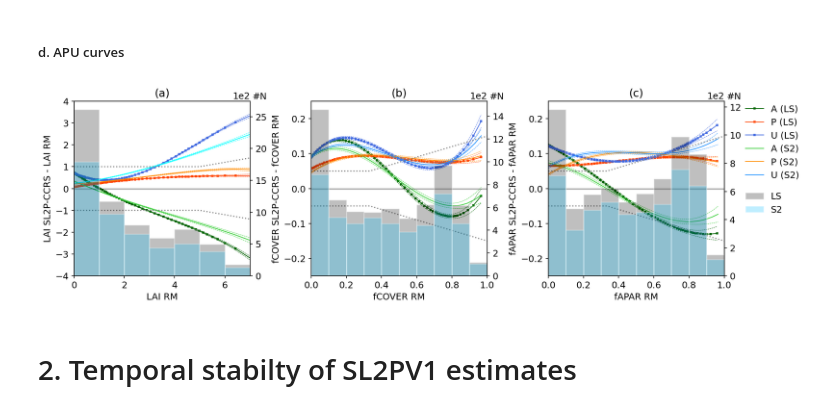
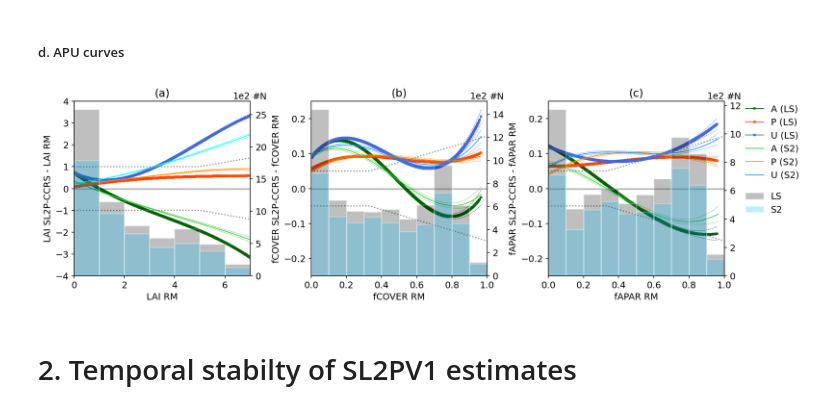
Before and after one commit to djamainajib/Landsat-Validation-paper, a Jupyter notebook: 1_Validation-LEAF-Toolbox-SL2P-LS_NEON_ND-LS.ipynb, the cells around one changed output. Saved outputs shown, nothing was run; the diff lists cells and outputs as text; code cells hidden in the pictures.

```diff
--- a/1_Validation-LEAF-Toolbox-SL2P-LS_NEON_ND-LS.ipynb
+++ b/1_Validation-LEAF-Toolbox-SL2P-LS_NEON_ND-LS.ipynb
@@ -603,10 +609,12 @@ errmax2={'LAI':1,'fCOVER':0.05,'fAPAR':0.05}
 # %% [markdown]
 ##### a. Cross-validation
 # %%
+
+
 sensor='LS'
 samplesDF=eval('samplesList%s[0][:]'%(sensor))
 samplesDF=samplesDF[samplesDF['outlier_flag_total']==0]
-fig, ax = plt.subplots(1,3,figsize=(14,6),constrained_layout = True, dpi=150,width_ratios=(1,1,1.1))
+fig, ax = plt.subplots(1,3,figsize=(14,6),constrained_layout = True, dpi=150,width_ratios=(1,1,1.2))
 ax[0].annotate(f'Sensor : {sensor} (p={p})', xy=(0,1.1), xycoords='axes fraction')
 
 for idx,variableName in enumerate(['LAI','fCOVER','fAPAR']):
@@ -616,8 +624,11 @@ for idx,variableName in enumerate(['LAI','fCOVER','fAPAR']):
         x='%s_%se_total_estimate'%(variableName,variableName)
 
     data=samplesDF[:]
-    g=sns.jointplot(data=data, x=x, y=y, hue='NLCD_class',hue_order=hue_order,marker='o',alpha=0.75,s=20,palette=palette_r,xlim=[0,varmax[variableName]], ylim=[0,varmax[variableName]],marginal_ticks=True,legend=True,height=6, ratio=5, space=0.4,marginal_kws={'alpha':0.15,'fill':True})
-    plt.legend(loc=2, bbox_to_anchor=(1.2,0.5,0, 0.5), borderaxespad=0, frameon=False,markerscale=2, fontsize='medium',title_fontsize='medium',title='NLCD')
+    #data=data[data['NLCD_class']=='DF']
+
+    g=sns.jointplot(data=data, x=x, y=y, hue='NLCD_class',hue_order=hue_order,marker='o',alpha=0.75,s=20,palette=palette_r,xlim=[0,varmax[variableName]], ylim=[0,varmax[variableName]],marginal_ticks=True,legend=True,height=6, ratio=4, space=0.7,marginal_kws={'alpha':0.15,'fill':True})
+    #g=sns.jointplot(data=data, x=x, y=y, hue='Site',marker='o',alpha=0.75,s=20,palette=palette_r,xlim=[0,varmax[variableName]], ylim=[0,varmax[variableName]],marginal_ticks=True,legend=True,height=6, ratio=5, space=0.4,marginal_kws={'alpha':0.15,'fill':True})
+    plt.legend(loc=2, bbox_to_anchor=(1.25,0.5,0, 0.5), borderaxespad=0, frameon=False,markerscale=2, fontsize='large',title_fontsize='large',title='NLCD')
 
     plt.plot(np.linspace(0,varmax[variableName],100),np.linspace(0,varmax[variableName],100)+np.maximum(np.linspace(0,varmax[variableName],100)*errmax1[variableName],errmax2[variableName]),color='black',linestyle='dotted')
     plt.plot(np.linspace(0,varmax[variableName],100),np.linspace(0,varmax[variableName],100)+np.minimum(-np.linspace(0,varmax[variableName],100)*errmax1[variableName],-errmax2[variableName]),color='black',linestyle='dotted')
@@ -638,7 +649,7 @@ for idx,variableName in enumerate(['LAI','fCOVER','fAPAR']):
     plt.annotate(f'UAR={uar:.2f}', xy=(0.8, 0.07), xycoords='axes fraction')
     plt.xlim([0,varmax[variableName]])
     plt.ylim([0,varmax[variableName]])
-    plt.title('(%s)'%('abcde'[idx]), pad=70)
+    plt.title('(%s)'%('abcde'[idx]), pad=80)
 
     fn=os.path.join(output_path,'Figure_2_%s_p%s_2.png'%(sensor,p))
     g.savefig(fn,dpi=150,bbox_inches='tight')
@@ -646,7 +657,7 @@ for idx,variableName in enumerate(['LAI','fCOVER','fAPAR']):
     if variableName=='fAPAR':
         ax[idx].imshow(mpimg.imread(fn))#,extent=(0,0.8,0,0.8)
     else:
-        ax[idx].imshow(mpimg.imread(fn)[:,:-130,:])
+        ax[idx].imshow(mpimg.imread(fn)[:,:-180,:])
     [x.set_axis_off() for x in ax.ravel()]
 plt.savefig(fn,bbox_inches='tight')
 plt.show()
@@ -834,7 +925,7 @@ def plotSummaryStats(x,y,err,axis,ax1,degree,colorlist,sensor=None,marker=None,l
     ax1.ticklabel_format(axis='y', style='sci', scilimits=(2,2))
     ax1.set_ylabel('#N', ha='right', y=1.05, rotation=0, labelpad=0)
 
-    idx=[ii for ii in range(0,len(x),100)]
+    idx=[ii for ii in range(0,len(x),1)]
     idx.append(len(x)-1)
     x=np.array([x[ii] for ii in idx])
     accSummary=accSummary.iloc[idx,:].reset_index()
@@ -856,9 +947,10 @@ def plotSummaryStats(x,y,err,axis,ax1,degree,colorlist,sensor=None,marker=None,l
     axis.plot(x, uncSummary['mean'], marker=marker,markersize=2,linewidth=linewidth,color=colorlist[3], label='U (%s)'%(sensor))
     axis.plot(x, uncSummary['mean_ci_upper'], color=colorlist[3],linewidth=0.5,linestyle='--')
     axis.plot(x, uncSummary['mean_ci_lower'],color=colorlist[3],linewidth=0.5,linestyle='--')
-    return
+    return [sensor,accSummary,uncSummary,preSummary]
 # %%
 # figure 8
+forested=5
 cmap = ListedColormap(sns.color_palette())
 percentileToPlot = 0
 plt.rcParams.update({'font.size':12})
@@ -869,8 +961,18 @@ colorlist=['black','darkgreen','orangered','royalblue']
 marker='s'
 linewidth=1
 ax1 = ax[0].twinx()
+LAI_tab={}
 for sensor in ['LS','S2']:
     data=eval('samplesList%s[percentileToPlot][:]'%(sensor))
+    if forested==1:
+        data=data[data['NLCD_class'].isin(['EF','DF','MF','WW'])]
+        suffix='forested'
+    elif forested==0:
+        data=data[~data['NLCD_class'].isin(['EF','DF','MF','WW'])]
+        suffix='unforested'
+    else:
+        suffix='all'
+
     data = data[~data['LAI_LAIe_total_estimate'].isnull()].reset_index()
     randomDF = pd.DataFrame(np.random.rand(data.shape[0],1) * 0.0001,columns=['randomCol']).reset_index()
     data['LAI_total'] = data['LAI_total'].add(randomDF['randomCol'])
@@ -880,7 +982,7 @@ for sensor in ['LS','S2']:
     x = np.array(data['LAI_total'])
     err =np.array(((data['LAI_LAIe_total_err_estimate_mean']).pow(2).add((data['LAI_total_err']).pow(2))).pow(0.5))
     z = np.array(data['LAIe_total'].divide(data['LAI_total']))
-    plotSummaryStats(x,y,err,ax[0],ax1,3,colorlist,sensor=sensor,linewidth=linewidth,marker=marker)
+    LAI_tab [sensor]=plotSummaryStats(x,y,err,ax[0],ax1,3,colorlist,sensor=sensor,linewidth=linewidth,marker=marker)
     colorlist=['deepskyblue','limegreen','darkorange','cyan']
     marker='None'
     linewidth=1
@@ -901,8 +1003,18 @@ colorlist=['black','darkgreen','orangered','royalblue']
 marker='s'
 linewidth=1
 ax1 = ax[1].twinx()
+fCOVER_tab={}
 for sensor in ['LS','S2']:
     data=eval('samplesList%s[percentileToPlot][:]'%(sensor))
+    if forested==1:
+        data=data[data['NLCD_class'].isin(['EF','DF','MF','WW'])]
+        suffix='forested'
+    elif forested==0:
+        data=data[~data['NLCD_class'].isin(['EF','DF','MF','WW'])]
+        suffix='unforested'
+    else:
+        suffix='all'
+
     data = data[~data['fCOVER_fCOVER_total_estimate'].isnull()].reset_index(drop=True)
     randomDF = pd.DataFrame(np.random.rand(data.shape[0],1) * 0.0001,columns=['randomCol']).reset_index()
     data['fCOVER_total'] = data['fCOVER_total'].add(randomDF['randomCol'])
@@ -912,7 +1024,7 @@ for sensor in ['LS','S2']:
     x = np.array(data['fCOVER_total'])
     err =np.array(((data['fCOVER_fCOVER_total_err_estimate_mean']).pow(2).add((data['fCOVER_total_err']).pow(2))).pow(0.5))
     z = np.array(data['LAIe_total'].divide(data['LAI_total']))
-    plotSummaryStats(x,y,err,ax[1],ax1,3,colorlist,sensor=sensor,linewidth=linewidth,marker=marker)
+    fCOVER_tab[sensor]=plotSummaryStats(x,y,err,ax[1],ax1,3,colorlist,sensor=sensor,linewidth=linewidth,marker=marker)
     colorlist=['deepskyblue','limegreen','darkorange','dodgerblue']
     marker='None'
     linewidth=1
@@ -931,39 +1043,49 @@ colorlist=['black','darkgreen','orangered','royalblue']
 marker='s'
 linewidth=1
 ax1 = ax[2].twinx()
+fapar_tab={}
 for sensor in ['LS','S2']:
     data=eval('samplesList%s[percentileToPlot][:]'%(sensor))
+    if forested==1:
+        data=data[data['NLCD_class'].isin(['EF','DF','MF','WW'])]
+        suffix='forested'
+    elif forested==0:
+        data=data[~data['NLCD_class'].isin(['EF','DF','MF','WW'])]
+        suffix='unforested'
+    else:
+        suffix='all'
+
     data = data[~data['fAPAR_fAPAR_total_estimate'].isnull()].reset_index()
     randomDF = pd.DataFrame(np.random.rand(data.shape[0],1) * 0.0001,columns=['randomCol']).reset_index()
     data['fAPAR_total'] = data['fAPAR_total'].add(randomDF['randomCol'])
     data['fAPAR_residual'] = data['fAPAR_fAPAR_total_estimate'].sub((data['fAPAR_total']))
     data = data.sort_values(['fAPAR_total'])
     y = np.array(data['fAPAR_residual'])
     x = np.array(data['fAPAR_total'])
     err =np.array(((data['fAPAR_fAPAR_total_err_estimate_mean']).pow(2).add((data['fAPAR_total_err']).pow(2))).pow(0.5))
     z = np.array(data['LAIe_total'].divide(data['LAI_total']))
     #print(data[data['fAPAR_total_err'].isnull()]['WAItoPAIratio_std'])
-    plotSummaryStats(x,y,err,ax[2],ax1,3,colorlist,sensor=sensor,linewidth=linewidth,marker=marker)
+    fapar_tab[sensor]=plotSummaryStats(x,y,err,ax[2],ax1,3,colorlist,sensor=sensor,linewidth=linewidth,marker=marker)
     colorlist=['deepskyblue','limegreen','darkorange','dodgerblue']
     marker='None'
     linewidth=1
 
 #sns.scatterplot(data=data, x='fAPAR_total', y='fAPAR_residual', hue='NLCD_class', style='network', size = 'clumping_total',  sizes=(1, 10), alpha=.5, palette="muted", ax=ax[1],legend=False)
 ax[2].plot(np.linspace(0,1,100),np.maximum(np.linspace(0,1,100)*0.15,0.05),color='grey',linestyle='dotted')
 ax[2].plot(np.linspace(0,1,100),np.minimum(-np.linspace(0,1,100)*0.15,-0.05),color='grey',linestyle='dotted')
 ax[2].axhline(y=0,color='black',linewidth=0.5)
 ax[2].set_xlim([0,1])
 ax[2].set_ylabel('fAPAR SL2P-CCRS - fAPAR RM')
 ax[2].set_xlabel('fAPAR RM')
 ax[2].set_ylim([-0.25,0.25])
 ax[2].set_title('(c)')
 
 ax[2].legend(loc=2, bbox_to_anchor=(1.1,0.5,0, 0.5), borderaxespad=0, frameon=False, fontsize='medium',title_fontsize='x-large')
 ax1.legend  (loc=2, bbox_to_anchor=(1.1,0,0, 0.5), borderaxespad=0, frameon=False, fontsize='medium',title_fontsize='x-large')
 
-plt.savefig(os.path.join(output_path,'Figure_4_APU_curves_p%s.png'%(p)),bbox_inches='tight')
+plt.savefig(os.path.join(output_path,'Figure_4_APU_curves_p%s_%s.png'%(p,suffix)),bbox_inches='tight')
 # %% [output]
-[figure, old version]
+[figure, new version]
 # %% [markdown]
 # 2. Temporal stabilty of SL2PV1 estimates
 # %%
```
Also changed, not shown: parts of 30 cells of this notebook.
